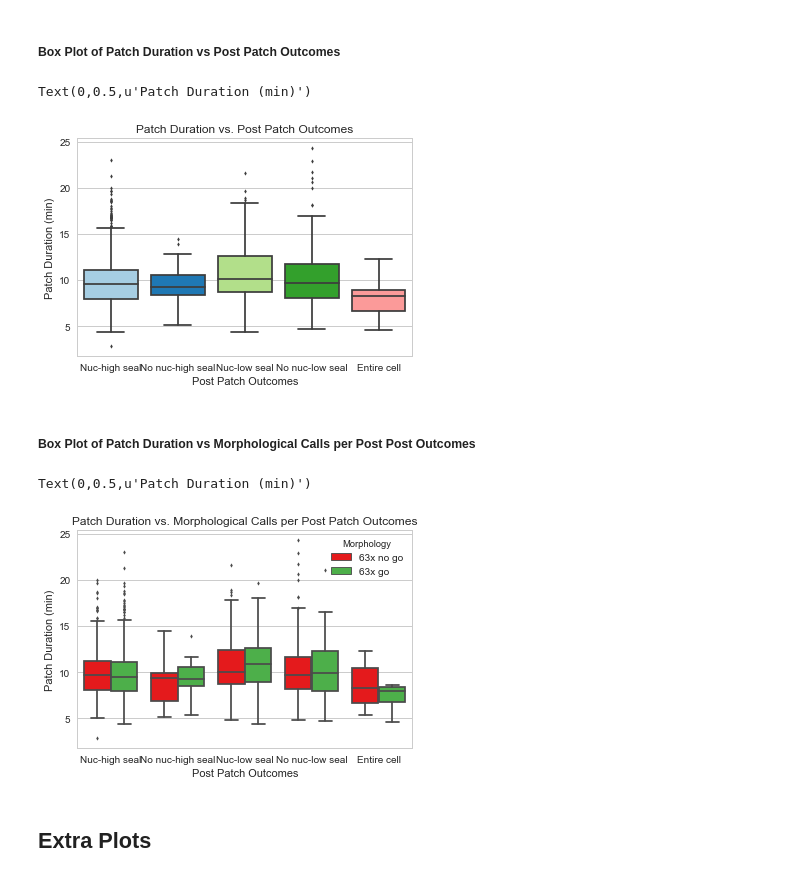
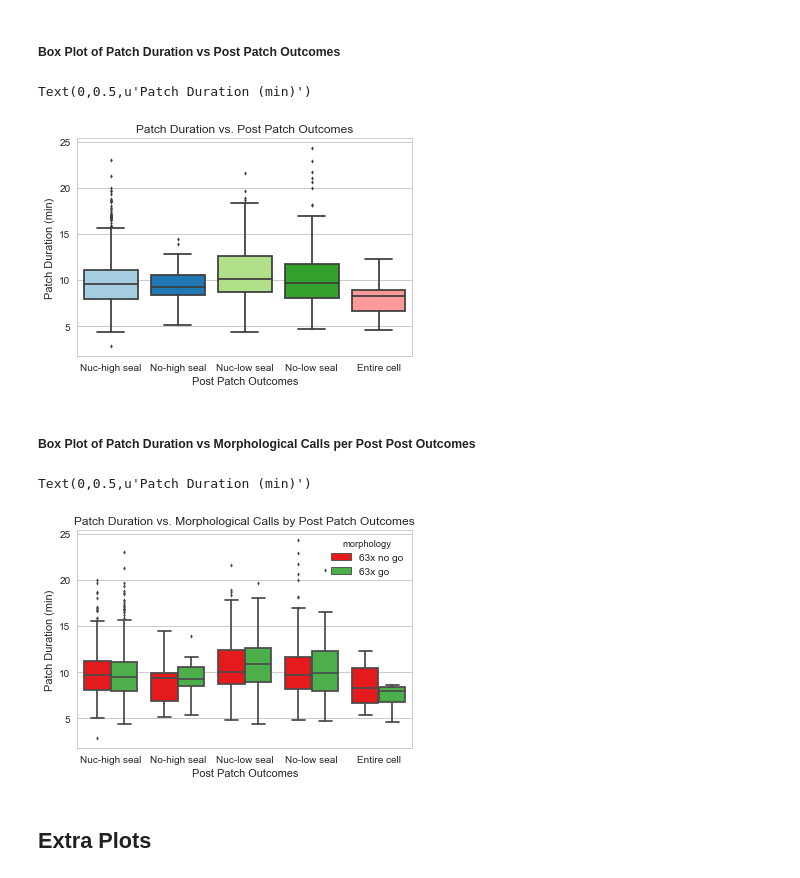
Before and after one commit to ramr24/Personal, a Jupyter notebook: PDuration vs Morph per Post Patch using Google Doc.ipynb, the cells around one changed output. Drawn from its saved outputs; the diff is of its cells as text; code cells hidden in the pictures.

```diff
--- a/PDuration vs Morph per Post Patch using Google Doc.ipynb
+++ b/PDuration vs Morph per Post Patch using Google Doc.ipynb
@@ -279,10 +279,10 @@ final_df.tail()
 ##### Renaming Columns
 # %%
 #Duration columns are in seconds
-final_df.rename(columns = {'ims63x_go_no_go' : 'Morphology',
-                           'patch duration' : 'Patch Duration',
-                           'Time spent extracting cytosol' : 'Extraction Duration',
-                           'Time spent retracting pipette' : 'Retraction Duration'}, inplace = True)
+final_df.rename(columns = {'ims63x_go_no_go' : 'morphology',
+                           'patch duration' : 'patch_duration',
+                           'Time spent extracting cytosol' : 'extraction_duration',
+                           'Time spent retracting pipette' : 'retraction_duration'}, inplace = True)
 # %%
 final_df.head()
 # %% [output]
@@ -362,7 +362,7 @@ final_df.tail()
 # %% [markdown]
 ##### Filters columns that have NaN
 # %%
-final_df.dropna(subset = ['Morphology', 'anno.endPipetteR_label', 'Patch Duration'], inplace = True)
+final_df.dropna(subset = ['morphology', 'anno.endPipetteR_label', 'patch_duration'], inplace = True)
 # %%
 final_df.head()
 # %% [output]
@@ -385,14 +385,14 @@ final_df.tail()
 | 180205 | 63x no go | entire_cell | 5.0 | 5.983333333 | 0.566666667 | ... |
 # %%
 #Categorical
-final_df['Morphology'] = final_df['Morphology'].astype('category')
-final_df['post patch class'] = final_df['post patch class'].astype('category')
+final_df['morphology'] = final_df['morphology'].astype('category')
+final_df['post_patch'] = final_df['post_patch'].astype('category')
 
 #Numerical
 #final_df['anno.endPipetteR_label'] = final_df['anno.endPipetteR_label'].astype('float')
-final_df['Patch Duration'] = final_df['Patch Duration'].astype('float')
-final_df['Extraction Duration'] = final_df['Extraction Duration'].astype('float')
-#final_df['Retraction Duration'] = final_df['Retraction Duration'].astype('float')
+final_df['patch_duration'] = final_df['patch_duration'].astype('float')
+final_df['extraction_duration'] = final_df['extraction_duration'].astype('float')
+#final_df['retraction_duration'] = final_df['retraction_duration'].astype('float')
 # %%
 final_df.info()
 # %% [output]
@@ -428,39 +428,39 @@ Text(0,0.5,u'Patch Duration (min)')
 # %% [markdown]
 ##### Box Plot of Patch Duration vs Post Patch Outcomes
 # %%
-sns.boxplot(x = "post patch class",
-            y = "Patch Duration",
-            order = ['Nuc-high seal', 'No nuc-high seal', 'Nuc-low seal', 'No nuc-low seal', 'Entire cell'],
-            data = final_df[final_df['Patch Duration'] > 1],
+sns.boxplot(x = 'post_patch',
+            y = 'patch_duration',
+            order = ['Nuc-high seal', 'No-high seal', 'Nuc-low seal', 'No-low seal', 'Entire cell'],
+            data = final_df[final_df['patch_duration'] > 1],
             palette = 'Paired',
             saturation = 1,
-            fliersize = 3).set_title("Patch Duration vs. Post Patch Outcomes")
+            fliersize = 3).set_title('Patch Duration vs. Post Patch Outcomes')
 
-plt.xlabel("Post Patch Outcomes")
-plt.ylabel("Patch Duration (min)")
-#plt.savefig("box_patch_duration_vs_morph")
+plt.xlabel('Post Patch Outcomes')
+plt.ylabel('Patch Duration (min)')
+#plt.savefig('TEXT')
 # %% [output]
 Text(0,0.5,u'Patch Duration (min)')
-[figure, old version]
+[figure, new version]
 # %% [markdown]
 ##### Box Plot of Patch Duration vs Morphological Calls per Post Post Outcomes
 # %%
-sns.boxplot(x = "post patch class",
-            y = "Patch Duration",
-            hue = "Morphology",
-            order = ['Nuc-high seal', 'No nuc-high seal', 'Nuc-low seal', 'No nuc-low seal', 'Entire cell'],
-            hue_order = ["63x no go","63x go"],
-            data = final_df[final_df['Patch Duration'] > 1],
-            palette = ["#e41a1c", "#4daf4a"],
+sns.boxplot(x = 'post_patch',
+            y = 'patch_duration',
+            hue = 'morphology',
+            order = ['Nuc-high seal', 'No-high seal', 'Nuc-low seal', 'No-low seal', 'Entire cell'],
+            hue_order = ['63x no go','63x go'],
+            data = final_df[final_df['patch_duration'] > 1],
+            palette = ['#e41a1c', '#4daf4a'],
             saturation = 1,
-            fliersize = 3).set_title("Patch Duration vs. Morphological Calls per Post Patch Outcomes")
-plt.xlabel("Post Patch Outcomes")
-plt.ylabel("Patch Duration (min)")
+            fliersize = 3).set_title('Patch Duration vs. Morphological Calls by Post Patch Outcomes')
+plt.xlabel('Post Patch Outcomes')
+plt.ylabel('Patch Duration (min)')
 #plt.legend(loc = "upper right")
-#plt.savefig("box_patch_duration_vs_morph_user")
+#plt.savefig('TEXT')
 # %% [output]
 Text(0,0.5,u'Patch Duration (min)')
-[figure, old version]
+[figure, new version]
 # %% [markdown]
 ## Extra Plots
 # %%
```
Also changed, not shown: parts of 17 cells of this notebook, 1 other file.
